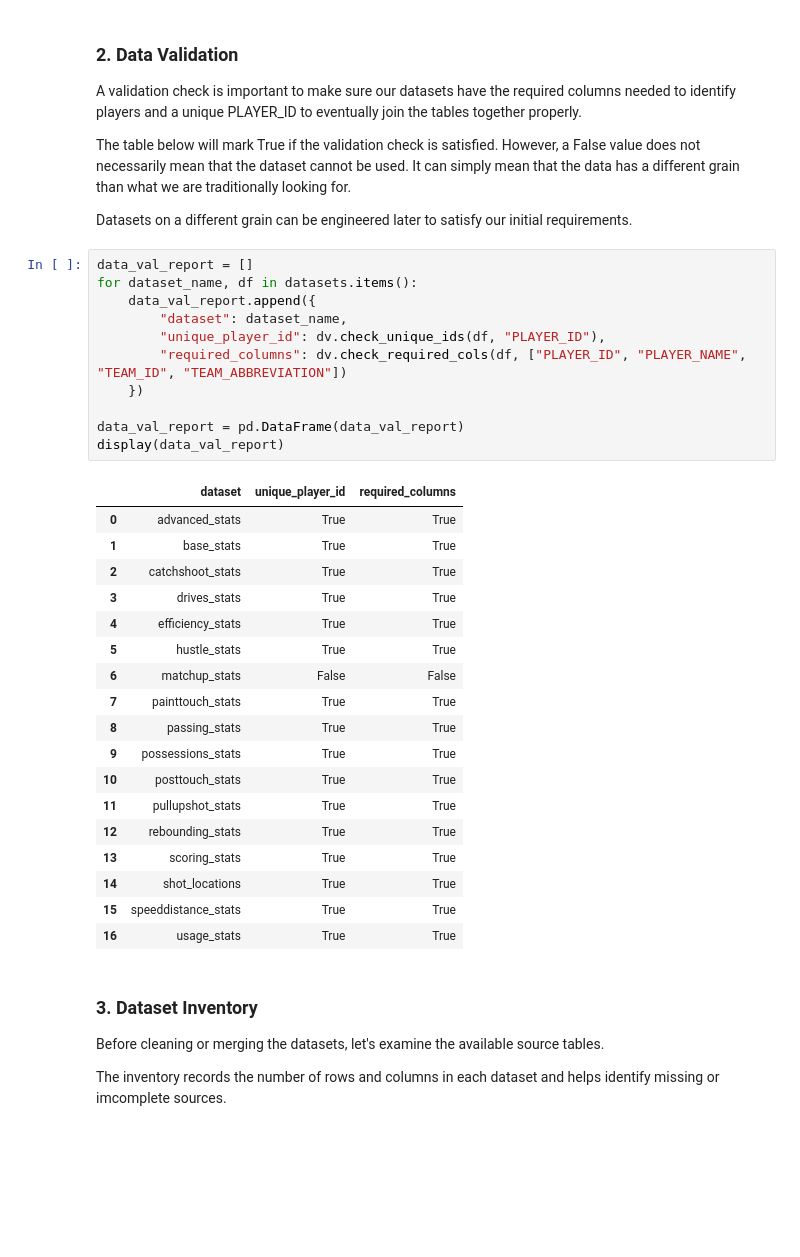
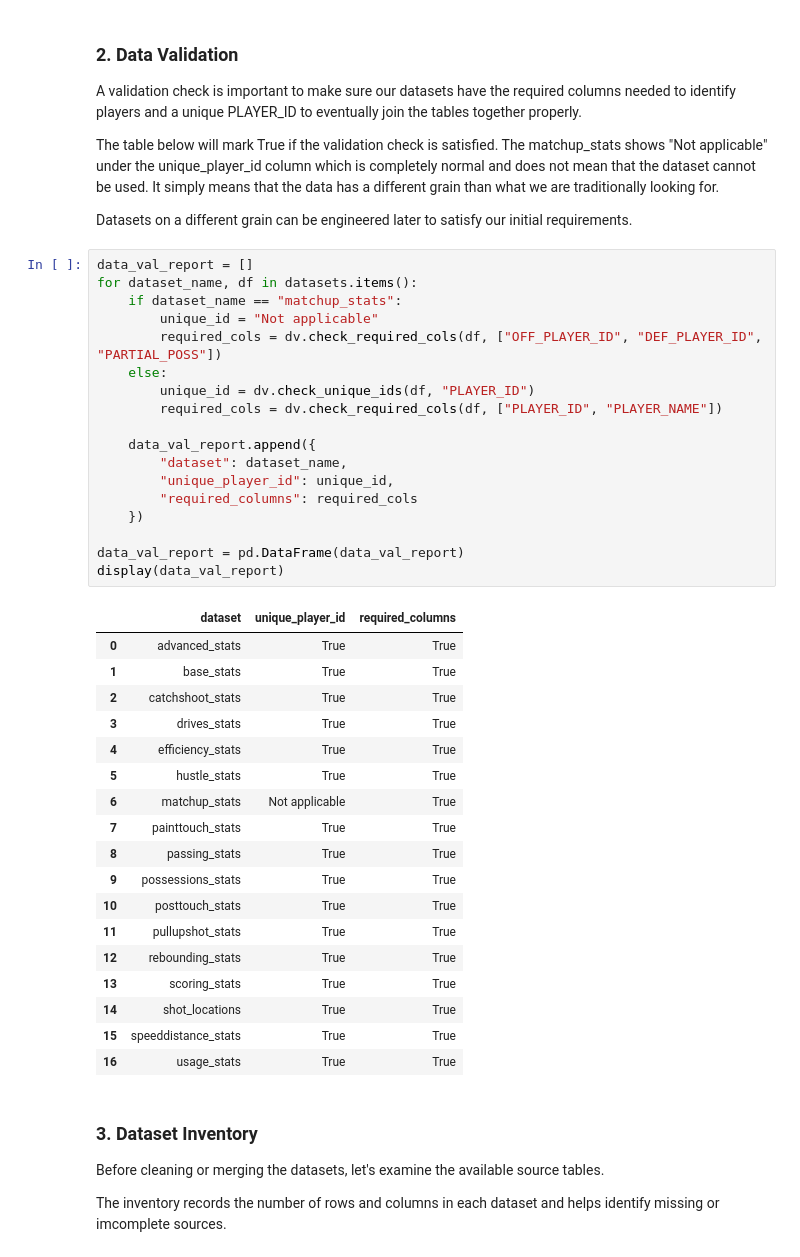
Before and after one commit to alex-abrego/nba-player-archetype-analysis, a Jupyter notebook: notebooks/01_data_collection.ipynb, the cells around one changed output. Cells and saved outputs as stored; diff of their text form; blank space fills up the shorter version.

```diff
--- a/notebooks/01_data_collection.ipynb
+++ b/notebooks/01_data_collection.ipynb
@@ -76,29 +95,36 @@ Change force to True if datasets don't already exist.
 
 A validation check is important to make sure our datasets have the required columns needed to identify players and a unique PLAYER_ID to eventually join the tables together properly.
 
-The table below will mark True if the validation check is satisfied. However, a False value does not necessarily mean that the dataset cannot be used. It can simply mean that the data has a different grain than what we are traditionally looking for.
+The table below will mark True if the validation check is satisfied. The matchup_stats shows "Not applicable" under the unique_player_id column which is completely normal and does not mean that the dataset cannot be used. It simply means that the data has a different grain than what we are traditionally looking for.
 
 Datasets on a different grain can be engineered later to satisfy our initial requirements.
 # %%
 data_val_report = []
 for dataset_name, df in datasets.items():
+    if dataset_name == "matchup_stats":
+        unique_id = "Not applicable"
+        required_cols = dv.check_required_cols(df, ["OFF_PLAYER_ID", "DEF_PLAYER_ID", "PARTIAL_POSS"])
+    else:
+        unique_id = dv.check_unique_ids(df, "PLAYER_ID")
+        required_cols = dv.check_required_cols(df, ["PLAYER_ID", "PLAYER_NAME"])
+
     data_val_report.append({
         "dataset": dataset_name,
-        "unique_player_id": dv.check_unique_ids(df, "PLAYER_ID"),
-        "required_columns": dv.check_required_cols(df, ["PLAYER_ID", "PLAYER_NAME", "TEAM_ID", "TEAM_ABBREVIATION"])
+        "unique_player_id": unique_id,
+        "required_columns": required_cols
     })
 
 data_val_report = pd.DataFrame(data_val_report)
 display(data_val_report)
 # %% [output]
 |  | dataset | unique_player_id | required_columns |
 | 0 | advanced_stats | True | True |
 | 1 | base_stats | True | True |
 | 2 | catchshoot_stats | True | True |
 | 3 | drives_stats | True | True |
 | 4 | efficiency_stats | True | True |
 | 5 | hustle_stats | True | True |
-| 6 | matchup_stats | False | False |
+| 6 | matchup_stats | Not applicable | True |
 | 7 | painttouch_stats | True | True |
 | 8 | passing_stats | True | True |
 | 9 | possessions_stats | True | True |
```
Also changed, not shown: parts of 14 cells of this notebook, 2 other files.
